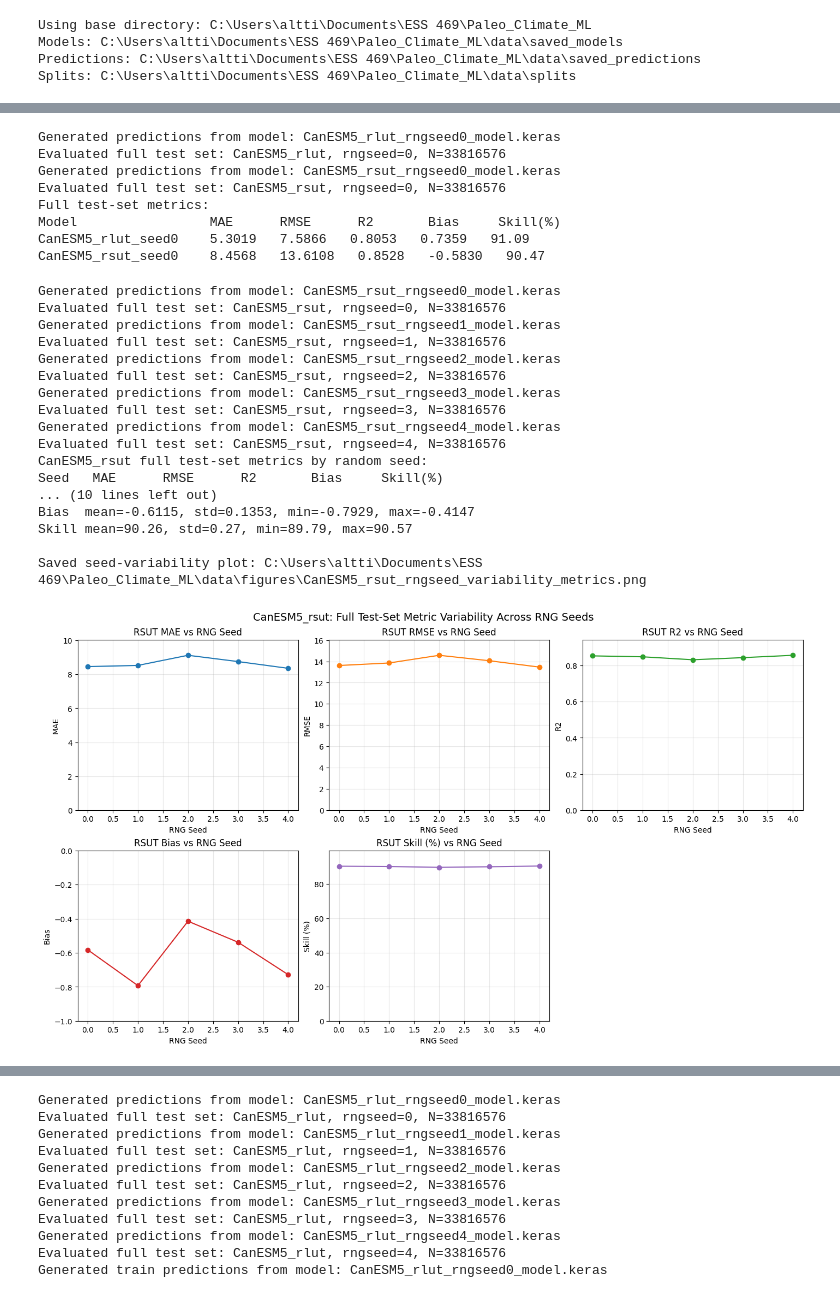
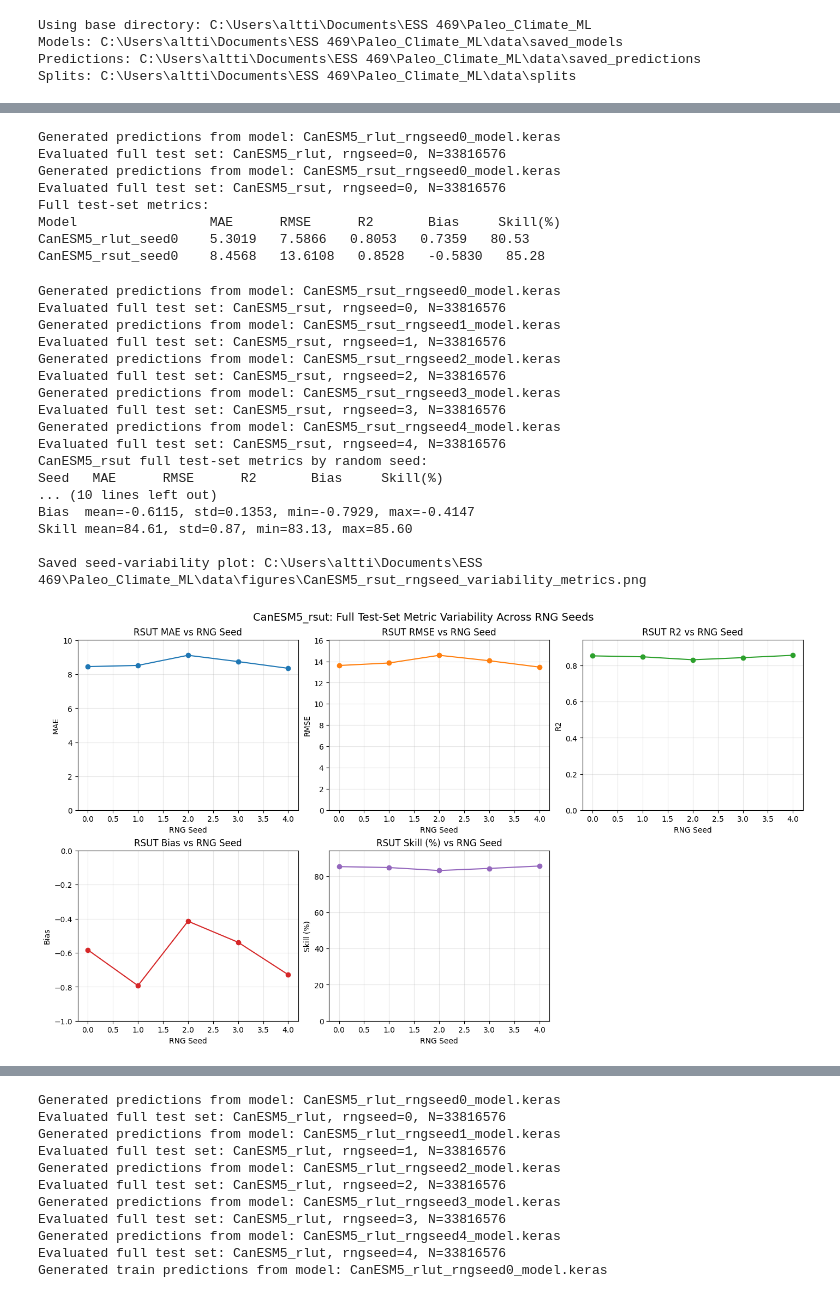
Before and after one commit to UW-MLGEO/Paleo_Climate_ML, a Jupyter notebook: code/notebooks/06_model_evaluation.ipynb, the cells around one changed output, grey strips where cells are left out. Cells and saved outputs as stored; diff of their text form; code cells hidden in the pictures.

```diff
--- a/code/notebooks/06_model_evaluation.ipynb
+++ b/code/notebooks/06_model_evaluation.ipynb
@@ -353,8 +354,8 @@ full_rsut = evaluate_full_testset("CanESM5_rsut", rng_seed=RNG_SEED)
 
 print("Full test-set metrics:")
 print("Model                 MAE      RMSE      R2       Bias     Skill(%)")
-print(f"CanESM5_rlut_seed0    {full_rlut['MAE']:.4f}   {full_rlut['RMSE']:.4f}   {full_rlut['R2']:.4f}   {full_rlut['Bias']:.4f}   {full_rlut['SkillPercent']:.2f}")
-print(f"CanESM5_rsut_seed0    {full_rsut['MAE']:.4f}   {full_rsut['RMSE']:.4f}   {full_rsut['R2']:.4f}   {full_rsut['Bias']:.4f}   {full_rsut['SkillPercent']:.2f}")
+print(f"CanESM5_rlut_seed0    {full_rlut['MAE']:.4f}   {full_rlut['RMSE']:.4f}   {full_rlut['R2']:.4f}   {full_rlut['Bias']:.4f}   {full_rlut['SkillPercent MSE']:.2f}")
+print(f"CanESM5_rsut_seed0    {full_rsut['MAE']:.4f}   {full_rsut['RMSE']:.4f}   {full_rsut['R2']:.4f}   {full_rsut['Bias']:.4f}   {full_rsut['SkillPercent MSE']:.2f}")
 # %% [output]
 Generated predictions from model: CanESM5_rlut_rngseed0_model.keras
 Evaluated full test set: CanESM5_rlut, rngseed=0, N=33816576
@@ -362,8 +363,8 @@ Generated predictions from model: CanESM5_rsut_rngseed0_model.keras
 Evaluated full test set: CanESM5_rsut, rngseed=0, N=33816576
 Full test-set metrics:
 Model                 MAE      RMSE      R2       Bias     Skill(%)
-CanESM5_rlut_seed0    5.3019   7.5866   0.8053   0.7359   91.09
-CanESM5_rsut_seed0    8.4568   13.6108   0.8528   -0.5830   90.47
+CanESM5_rlut_seed0    5.3019   7.5866   0.8053   0.7359   80.53
+CanESM5_rsut_seed0    8.4568   13.6108   0.8528   -0.5830   85.28
 # %%
 # Evaluate variability across rngseed0-4 for rsut
 seed_list = [0, 1, 2, 3, 4]
@@ -376,14 +377,14 @@ for seed in seed_list:
 print("CanESM5_rsut full test-set metrics by random seed:")
 print("Seed   MAE      RMSE      R2       Bias     Skill(%)")
 for m in rsut_seed_metrics:
-    print(f"{m['rng_seed']:<5}  {m['MAE']:.4f}   {m['RMSE']:.4f}   {m['R2']:.4f}   {m['Bias']:.4f}   {m['SkillPercent']:.2f}")
+    print(f"{m['rng_seed']:<5}  {m['MAE']:.4f}   {m['RMSE']:.4f}   {m['R2']:.4f}   {m['Bias']:.4f}   {m['SkillPercent MSE']:.2f}")
 
 # Build arrays for plotting and variability summaries
 mae_vals = np.array([m["MAE"] for m in rsut_seed_metrics])
 rmse_vals = np.array([m["RMSE"] for m in rsut_seed_metrics])
 r2_vals = np.array([m["R2"] for m in rsut_seed_metrics])
 bias_vals = np.array([m["Bias"] for m in rsut_seed_metrics])
-skill_vals = np.array([m["SkillPercent"] for m in rsut_seed_metrics])
+skill_vals = np.array([m["SkillPercent MSE"] for m in rsut_seed_metrics])
 
 print("\nVariability summary across seeds (rsut):")
 print(f"MAE   mean={mae_vals.mean():.4f}, std={mae_vals.std(ddof=0):.4f}, min={mae_vals.min():.4f}, max={mae_vals.max():.4f}")
@@ -416,35 +417,35 @@ for i, (vals, label, color) in enumerate(plot_series):
     ax.set_ylabel(label)
     ax.grid(alpha=0.3)
 
 # Hide unused panel
 axs[5].axis("off")
 
 fig.suptitle("CanESM5_rsut: Full Test-Set Metric Variability Across RNG Seeds", fontsize=14)
 
 out_metrics_plot = FIGURES_DIRECTORY / "CanESM5_rsut_rngseed_variability_metrics.png"
 fig.savefig(out_metrics_plot, dpi=250, bbox_inches="tight")
 print(f"\nSaved seed-variability plot: {out_metrics_plot}")
 
 plt.show()
 # %% [output]
 Generated predictions from model: CanESM5_rsut_rngseed0_model.keras
 Evaluated full test set: CanESM5_rsut, rngseed=0, N=33816576
 Generated predictions from model: CanESM5_rsut_rngseed1_model.keras
 Evaluated full test set: CanESM5_rsut, rngseed=1, N=33816576
 Generated predictions from model: CanESM5_rsut_rngseed2_model.keras
 Evaluated full test set: CanESM5_rsut, rngseed=2, N=33816576
 Generated predictions from model: CanESM5_rsut_rngseed3_model.keras
 Evaluated full test set: CanESM5_rsut, rngseed=3, N=33816576
 Generated predictions from model: CanESM5_rsut_rngseed4_model.keras
 Evaluated full test set: CanESM5_rsut, rngseed=4, N=33816576
 CanESM5_rsut full test-set metrics by random seed:
 Seed   MAE      RMSE      R2       Bias     Skill(%)
 ... (10 lines left out)
 Bias  mean=-0.6115, std=0.1353, min=-0.7929, max=-0.4147
-Skill mean=90.26, std=0.27, min=89.79, max=90.57
+Skill mean=84.61, std=0.87, min=83.13, max=85.60
 
 Saved seed-variability plot: C:\Users\altti\Documents\ESS 469\Paleo_Climate_ML\data\figures\CanESM5_rsut_rngseed_variability_metrics.png
-[figure, old version]
+[figure, new version]
 # %%
 # Evaluate variability across rngseed0-4 for rlut
 seed_list = [0, 1, 2, 3, 4]
```
Also changed, not shown: parts of 4 cells of this notebook, 2 other files.
